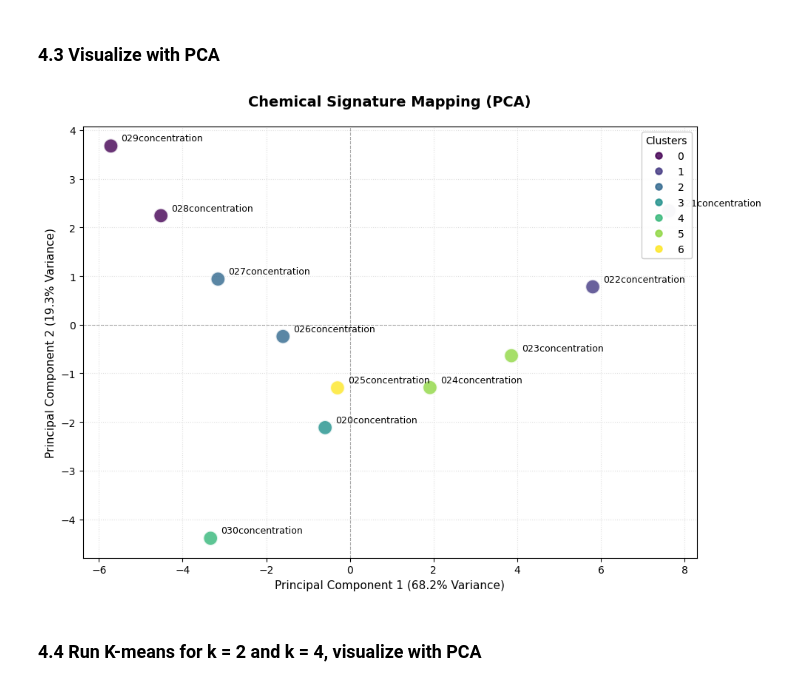
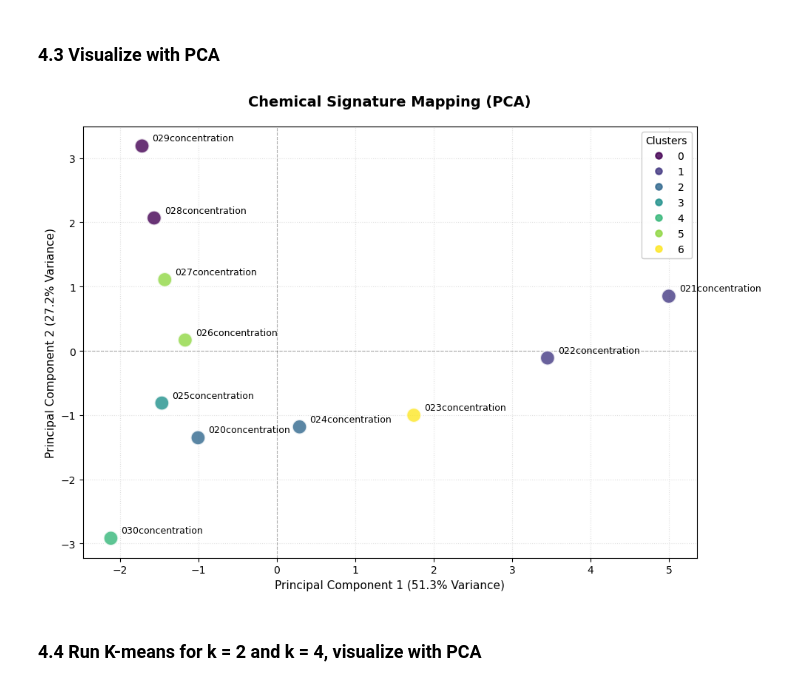
Before and after one commit to ZeIcaro/insights-combustion, a Jupyter notebook: combustion-tp.ipynb, the cells around one changed output. Cells and saved outputs as stored; diff of their text form; code cells hidden in the pictures.

```diff
--- a/combustion-tp.ipynb
+++ b/combustion-tp.ipynb
@@ -964,6 +1068,12 @@ X_scaled = pd.DataFrame(
     index=df_features.index,
     columns=df_features.columns
 )
+
+X_scaled_reduced = pd.DataFrame(
+    scaler.fit_transform(df_features_reduced),
+    index=df_features_reduced.index,
+    columns=df_features_reduced.columns
+)
 # %%
 X_scaled
 # %% [output]
@@ -987,7 +1112,7 @@ X_scaled
 # %%
 # With only 3 simulations, use k=3 (one cluster per fuel is the hypothesis)
 kmeans = KMeans(n_clusters=11, random_state=42, n_init=10)
-labels = kmeans.fit_predict(X_scaled)
+labels = kmeans.fit_predict(X_scaled_reduced)
 
 df_features["cluster"] = labels
 print(df_features["cluster"])
@@ -1034,7 +1159,7 @@ K_range = range(1, 10) # Testing 1 through 9 clusters
 
 for k in K_range:
     km = KMeans(n_clusters=k, random_state=42, n_init=10)
-    km.fit(X_scaled)
+    km.fit(X_scaled_reduced)
     inertia.append(km.inertia_)
 
 plt.figure(figsize=(8, 4))
@@ -1056,8 +1181,8 @@ sil_scores = []
 # Only test up to n_samples - 1
 for k in range(2, 8):
     km = KMeans(n_clusters=k, random_state=42, n_init=10)
-    labels = km.fit_predict(X_scaled)
-    sil_scores.append(silhouette_score(X_scaled, labels))
+    labels = km.fit_predict(X_scaled_reduced)
+    sil_scores.append(silhouette_score(X_scaled_reduced, labels))
 
 plt.figure(figsize=(8, 4))
 plt.plot(range(2, 8), sil_scores, 'go-')
@@ -1089,7 +1214,7 @@ from sklearn.decomposition import PCA
 
 # 1. Run PCA
 pca = PCA(n_components=2)
-X_pca = pca.fit_transform(X_scaled)
+X_pca = pca.fit_transform(X_scaled_reduced)
 
 plt.figure(figsize=(10, 7))
 
@@ -1107,39 +1232,39 @@ scatter = plt.scatter(
 )
 
 # 3. Add names with improved positioning
-for i, name in enumerate(df_features.index):
+for i, name in enumerate(df_features_reduced.index):
     plt.annotate(
         name,
         (X_pca[i, 0], X_pca[i, 1]),
         textcoords="offset points",
         xytext=(10, 5),
         fontsize=9,
         fontweight='medium'
     )
 
 # 4. Axes and Labels (using percentage of variance)
 pc1_var = pca.explained_variance_ratio_[0] * 100
 pc2_var = pca.explained_variance_ratio_[1] * 100
 plt.xlabel(f"Principal Component 1 ({pc1_var:.1f}% Variance)", fontsize=11)
 plt.ylabel(f"Principal Component 2 ({pc2_var:.1f}% Variance)", fontsize=11)
 
 # 5. Professional Aesthetics
 plt.axhline(0, color='black', linewidth=0.8, linestyle='--', alpha=0.3)
 plt.axvline(0, color='black', linewidth=0.8, linestyle='--', alpha=0.3)
 plt.grid(True, linestyle=':', alpha=0.4, zorder=0)
 
 plt.title("Chemical Signature Mapping (PCA)", fontsize=14, fontweight="bold", pad=20)
 
 # 6. Discrete Legend instead of Colorbar
 # This makes it clear which color belongs to which cluster index
 legend1 = plt.legend(*scatter.legend_elements(), loc="upper right", title="Clusters")
 plt.gca().add_artist(legend1)
 
 plt.tight_layout()
-plt.savefig("pca_combustion_mapping.png", dpi=300) # Increased DPI for reports
+plt.savefig("figs/pca_combustion_mapping.png", dpi=300) # Increased DPI for reports
 plt.show()
 # %% [output]
-[figure, old version]
+[figure, new version]
 # %% [markdown]
 ### 4.4 Run K-means for k = 2 and k = 4, visualize with PCA
 # %%
```
Also changed, not shown: parts of 22 cells of this notebook, 1 other file.
